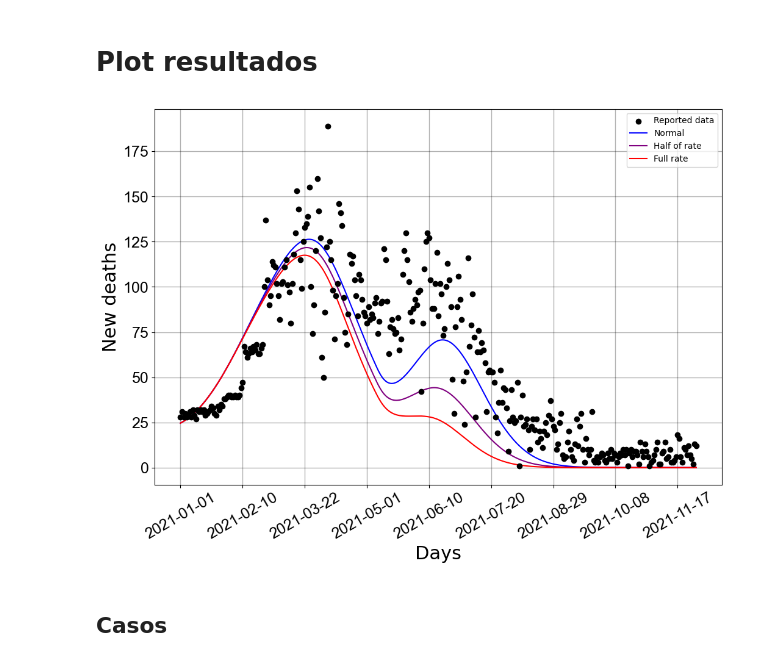
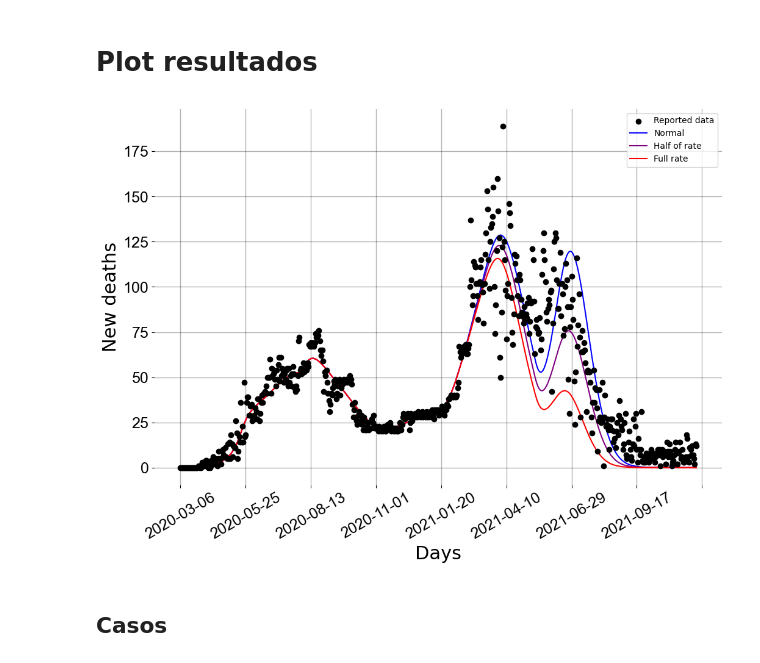
Before and after one commit to filipe7788/SEIHURD, a Jupyter notebook: cenarios_de_simulacao/taxa_de_vacinacao_alterada-fator.ipynb, the cells around one changed output. Cells and saved outputs as stored; diff of their text form; code cells hidden in the pictures.

```diff
--- a/cenarios_de_simulacao/taxa_de_vacinacao_alterada-fator.ipynb
+++ b/cenarios_de_simulacao/taxa_de_vacinacao_alterada-fator.ipynb
@@ -22,7 +47,7 @@ datas = Dados["datetime"].fillna(0)
 # %% [markdown]
 # Vacinação sem adiantamento
 # %%
-vacinados_dados_aux =  copy(vacinados_dados)
+vacinados_dados_aux =  (vacinados_dados.copy())
 # Diffs menores que 0 serão substituidos pela repetição do valor anterior, tornando todo valor igual ou maior que o anterior
 for i in range(1,len(vacinados_dados_aux)):
     diff = vacinados_dados_aux[i] - vacinados_dados_aux[i-1]
@@ -189,14 +252,29 @@ resultados_normais = odeint(SEIIHURD, condicoes_iniciais, ts0, args=(parode3,),
+# %%
+ts0 =  arange(len(novos_vacinados))
+
+# Betas e tempos encontrados no último fitting usando os dados da vacina
+parode = [1.5864754 ,   3.5051942 , 317.72001799, 435.15640895, "METADE"]
+
+resultados_metade = solve_ivp(fun=SEIIHURD, t_span=[0, len(novos_vacinados)-1], args=(parode,) ,y0=condicoes_iniciais, dense_output=True, method="RK45",  t_eval=np.arange(len(novos_vacinados)-1))
+
+parode2 = [1.5864754 ,   3.5051942 , 317.72001799, 435.15640895, "DOBRO"]
+
+resultados_dobro = solve_ivp(fun=SEIIHURD, t_span=[0, len(novos_vacinados)-1], args=(parode2,) ,y0=condicoes_iniciais, dense_output=True, method="RK45",  t_eval=np.arange(len(novos_vacinados)-1))
+
+parode3 = [1.5864754 ,   3.5051942 , 317.72001799, 435.15640895, "NORMAL"]
+
+resultados_normais = solve_ivp(fun=SEIIHURD, t_span=[0, len(novos_vacinados)-1], args=(parode3,) ,y0=condicoes_iniciais, dense_output=True, method="RK45",  t_eval=np.arange(len(novos_vacinados)-1))
 # %% [markdown]
 # Plot resultados
 # %%
 N = 14873064
 
-mortes_resultados_metade = resultados_metade[:,-3] #mortes acumulados
-mortes_resultados_dobro = resultados_dobro[:,-3] #mortes acumulados
-mortes_resultados_normal = resultados_normais[:,-3] #mortes acumulados
+mortes_resultados_metade = resultados_metade.y[-3, :] #mortes acumulados
+mortes_resultados_dobro = resultados_dobro.y[-3, :] #mortes acumulados
+mortes_resultados_normal = resultados_normais.y[-3, :] #mortes acumulados
 
 #Criando plot
-fig, ax = pl.subplots(figsize=(12,8))
+fig, (ax) = pl.subplots(figsize=(12,8), nrows=1, sharex=True, subplot_kw=dict(frameon=False))
 
 #Desenhando grid no plot
 ax.grid(which='major', axis='both', color='black',linewidth=1.,alpha=0.3)
@@ -218,34 +296,36 @@ ax.plot(datas[:len(taxa_mortos_modelo_adiantado)], taxa_mortos_modelo_adiantado,
 # Taxa de mortos - modelo
 taxa_mortos_modelo_dobro = np.diff(N*mortes_resultados_dobro)
 #Plot the fitted function as a line.
 ax.plot(datas[:len(taxa_mortos_modelo_dobro)], taxa_mortos_modelo_dobro, color='red',label='Full rate')
 
 
 ax.autoscale()
 
 #Set the labels
 ax.set_ylabel('New deaths',fontsize=22)
 ax.set_xlabel('Days', fontsize=22)
 #Set the title
 #The size of the numbers on the axixis
 ax.tick_params(labelsize=18)
 
 #Limiting the ammount of dates on the X axixs
 ax.xaxis.set_major_locator(pl.MaxNLocator(10))
 #Rotating the dates for better visualization
 pl.setp(ax.get_xticklabels(), rotation=30)
 
 
+# ax2.plot(novos_vacinados+ np.array(novos_vacinados)*(fator_multiplicacao))
+
 #Setting the font of the numbers on the axixis as ARIAL
 for tick in ax.get_xticklabels():
     tick.set_fontname("Arial")
 for tick in ax.get_yticklabels():
     tick.set_fontname("Arial")
 pl.legend()
 #Show Graph
 pl.show()
 # %% [output]
-[figure, old version]
+[figure, new version]
 # %%
 df = pd.DataFrame(mortes_resultados_metade)
 df.to_csv('Taxa/mortes_resultados_metade.csv', index=False)
```
Also changed, not shown: parts of 11 cells of this notebook, 9 other files.
